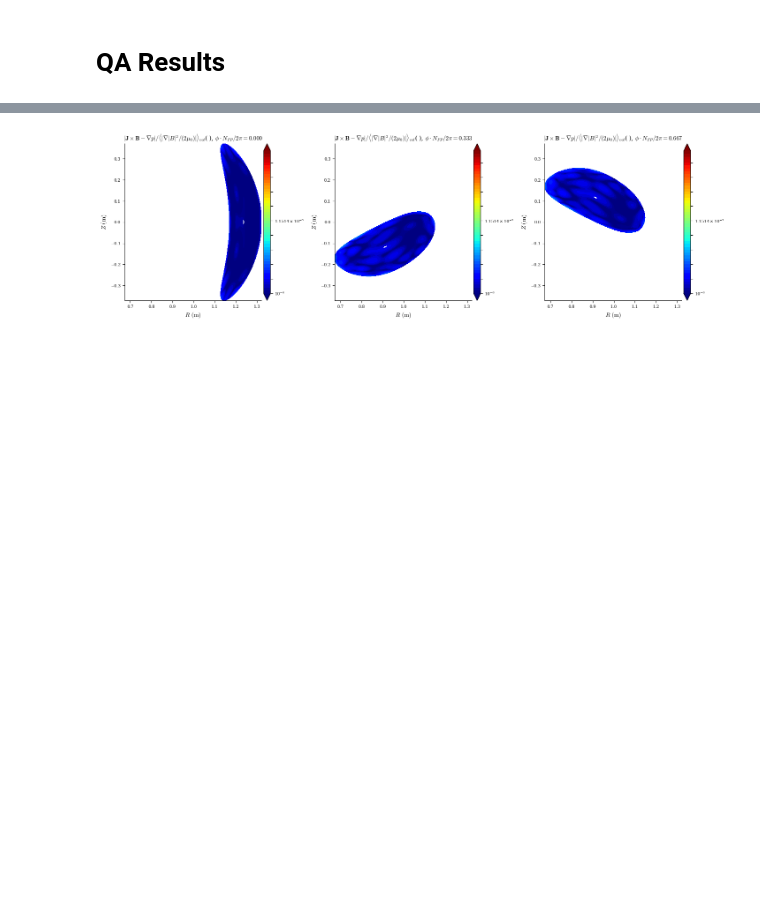
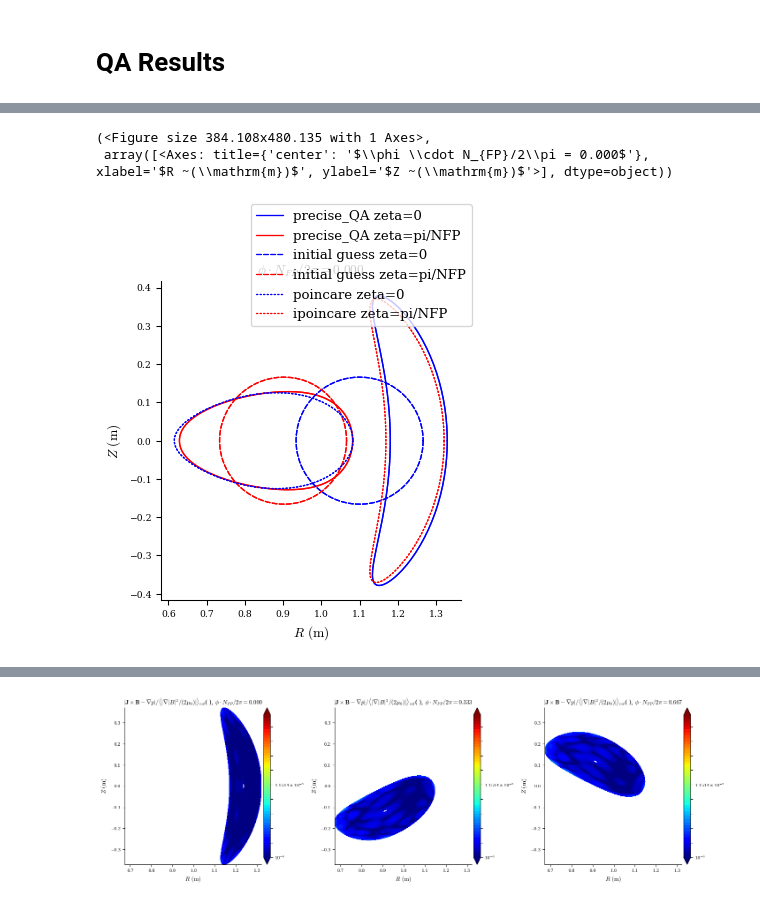
Before and after one commit to YigitElma/DEBUG-DESC, a Jupyter notebook: Poincare/PAPER_PLOTS/check-poincare-results.ipynb, the cells around one changed output, grey strips where cells are left out. Drawn from its saved outputs; the diff is of its cells as text; code cells hidden in the pictures; blank space fills up the shorter version.

```diff
--- a/Poincare/PAPER_PLOTS/check-poincare-results.ipynb
+++ b/Poincare/PAPER_PLOTS/check-poincare-results.ipynb
@@ -161,0 +195,47 @@ plt.savefig("surface_poincare_optimize_QA_wqs1.0_war10.0_wvol10.0_wiota20.0.png"
+# %%
+from desc.compat import rotate_zeta
+eqh_0_section = set_poincare_equilibrium(eqh)
+eqh_pi_section = set_poincare_equilibrium(rotate_zeta(eqh, angle=np.pi/eq.NFP, copy=True))
+eq0_0_section = set_poincare_equilibrium(eq0)
+eq0_pi_section = set_poincare_equilibrium(
+    rotate_zeta(eq0, angle=np.pi / eq.NFP, copy=True)
+)
+eq_0_section = set_poincare_equilibrium(eq)
+eq_pi_section = set_poincare_equilibrium(
+    rotate_zeta(eq, angle=np.pi / eq.NFP, copy=True)
+)
+
+eqh_0_section.change_resolution(N=0)
+eqh_pi_section.change_resolution(N=0)
+eq0_0_section.change_resolution(N=0)
+eq0_pi_section.change_resolution(N=0)
+eq_0_section.change_resolution(N=0)
+eq_pi_section.change_resolution(N=0)
+
+plot_comparison(
+    [
+        eqh_0_section,
+        eqh_pi_section,
+        eq0_0_section,
+        eq0_pi_section,
+        eq_0_section,
+        eq_pi_section,
+    ],
+    labels=[
+        "precise_QA zeta=0",
+        "precise_QA zeta=pi/NFP",
+        "initial guess zeta=0",
+        "initial guess zeta=pi/NFP",
+        "poincare zeta=0",
+        "ipoincare zeta=pi/NFP",
+    ],
+    color=["blue", "red", "blue", "red", "blue", "red"],
+    ls=["-", "-", "--", "--", ":", ":"],
+    theta=0,
+    rho=1,
+    phi=1,
+)
+# %% [output]
+(<Figure size 384.108x480.135 with 1 Axes>,
+ array([<Axes: title={'center': '$\\phi \\cdot N_{FP}/2\\pi = 0.000$'}, xlabel='$R ~(\\mathrm{m})$', ylabel='$Z ~(\\mathrm{m})$'>], dtype=object))
+[figure, added]
```
Also changed, not shown: parts of 18 cells of this notebook, 25 other files.
